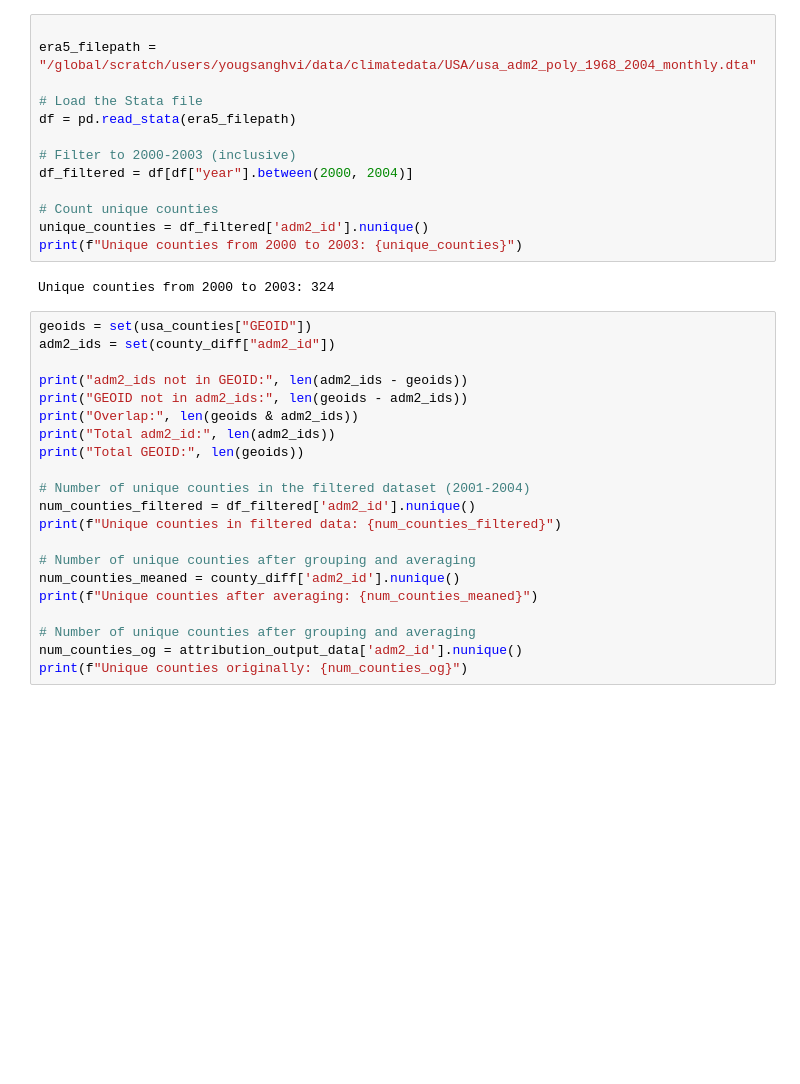
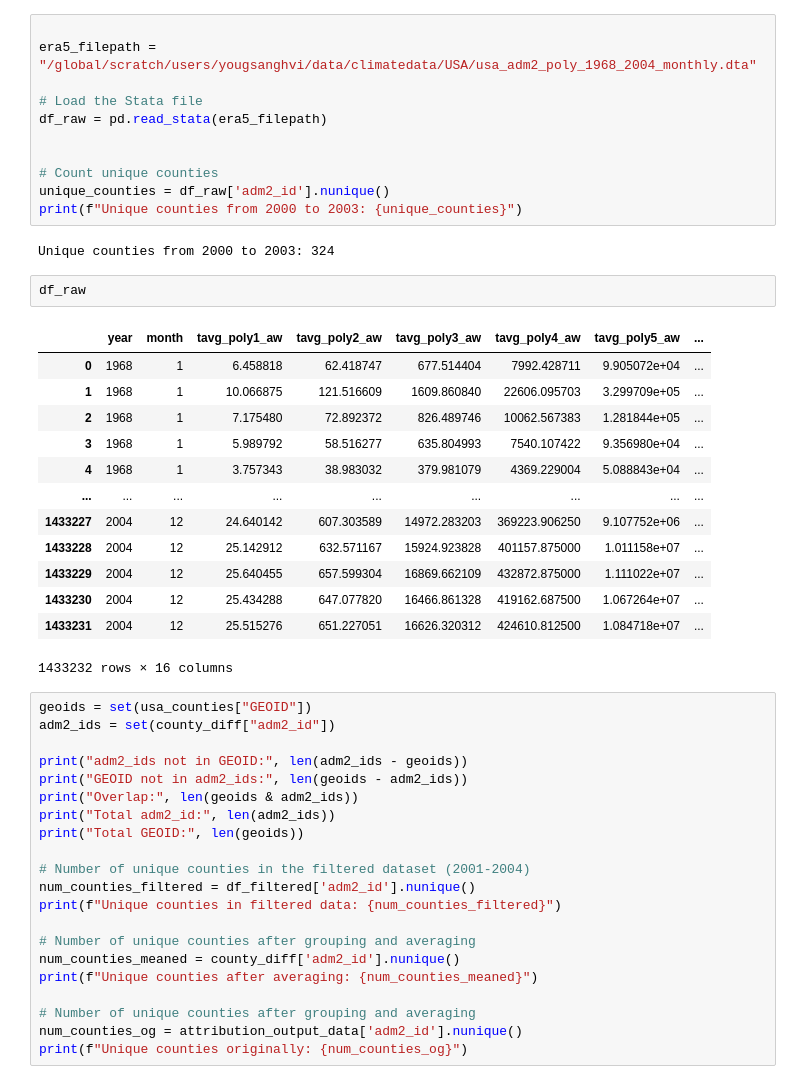
Before and after one commit to yougsanghvi/global_suicide_dummy, a Jupyter notebook: code/z_archive/f_delta_attribution_visualization_old.ipynb, the cells around one changed output. Saved outputs shown, nothing was run; the diff lists cells and outputs as text; blank space fills up the shorter version.

```diff
--- a/code/gdnat_manipulation/f_delta_attribution_visualization.ipynb
+++ b/code/z_archive/f_delta_attribution_visualization_old.ipynb
@@ -420,16 +422,30 @@ Unique counties from 2000 to 2003: 529
 era5_filepath = "/global/scratch/users/yougsanghvi/data/climatedata/USA/usa_adm2_poly_1968_2004_monthly.dta"
 
 # Load the Stata file
-df = pd.read_stata(era5_filepath)
+df_raw = pd.read_stata(era5_filepath)
 
-# Filter to 2000-2003 (inclusive)
-df_filtered = df[df["year"].between(2000, 2004)]
 
 # Count unique counties
-unique_counties = df_filtered['adm2_id'].nunique()
+unique_counties = df_raw['adm2_id'].nunique()
 print(f"Unique counties from 2000 to 2003: {unique_counties}")
 # %% [output]
 Unique counties from 2000 to 2003: 324
+# %%
+df_raw
+# %% [output]
+|  | year | month | tavg_poly1_aw | tavg_poly2_aw | tavg_poly3_aw | tavg_poly4_aw | tavg_poly5_aw | ... |
+| 0 | 1968 | 1 | 6.458818 | 62.418747 | 677.514404 | 7992.428711 | 9.905072e+04 | ... |
+| 1 | 1968 | 1 | 10.066875 | 121.516609 | 1609.860840 | 22606.095703 | 3.299709e+05 | ... |
+| 2 | 1968 | 1 | 7.175480 | 72.892372 | 826.489746 | 10062.567383 | 1.281844e+05 | ... |
+| 3 | 1968 | 1 | 5.989792 | 58.516277 | 635.804993 | 7540.107422 | 9.356980e+04 | ... |
+| 4 | 1968 | 1 | 3.757343 | 38.983032 | 379.981079 | 4369.229004 | 5.088843e+04 | ... |
+| ... | ... | ... | ... | ... | ... | ... | ... | ... |
+| 1433227 | 2004 | 12 | 24.640142 | 607.303589 | 14972.283203 | 369223.906250 | 9.107752e+06 | ... |
+| 1433228 | 2004 | 12 | 25.142912 | 632.571167 | 15924.923828 | 401157.875000 | 1.011158e+07 | ... |
+| 1433229 | 2004 | 12 | 25.640455 | 657.599304 | 16869.662109 | 432872.875000 | 1.111022e+07 | ... |
+| 1433230 | 2004 | 12 | 25.434288 | 647.077820 | 16466.861328 | 419162.687500 | 1.067264e+07 | ... |
+| 1433231 | 2004 | 12 | 25.515276 | 651.227051 | 16626.320312 | 424610.812500 | 1.084718e+07 | ... |
+1433232 rows × 16 columns
 # %%
 geoids = set(usa_counties["GEOID"])
 adm2_ids = set(county_diff["adm2_id"])
```
Also changed, not shown: parts of 6 cells of this notebook, 18 other files.
